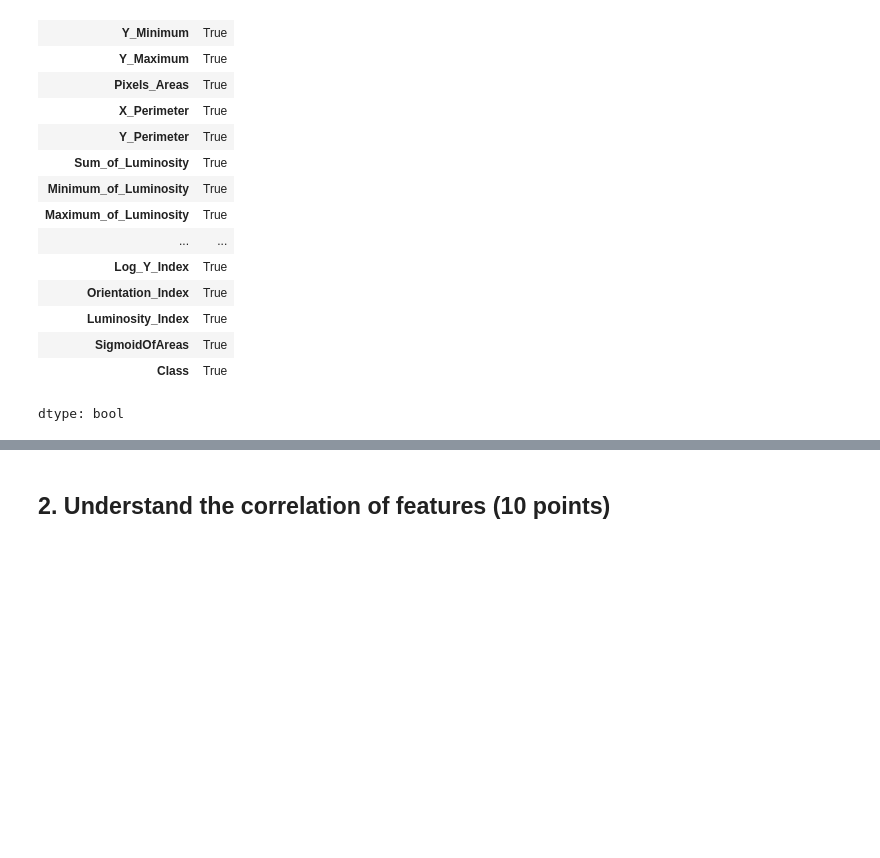
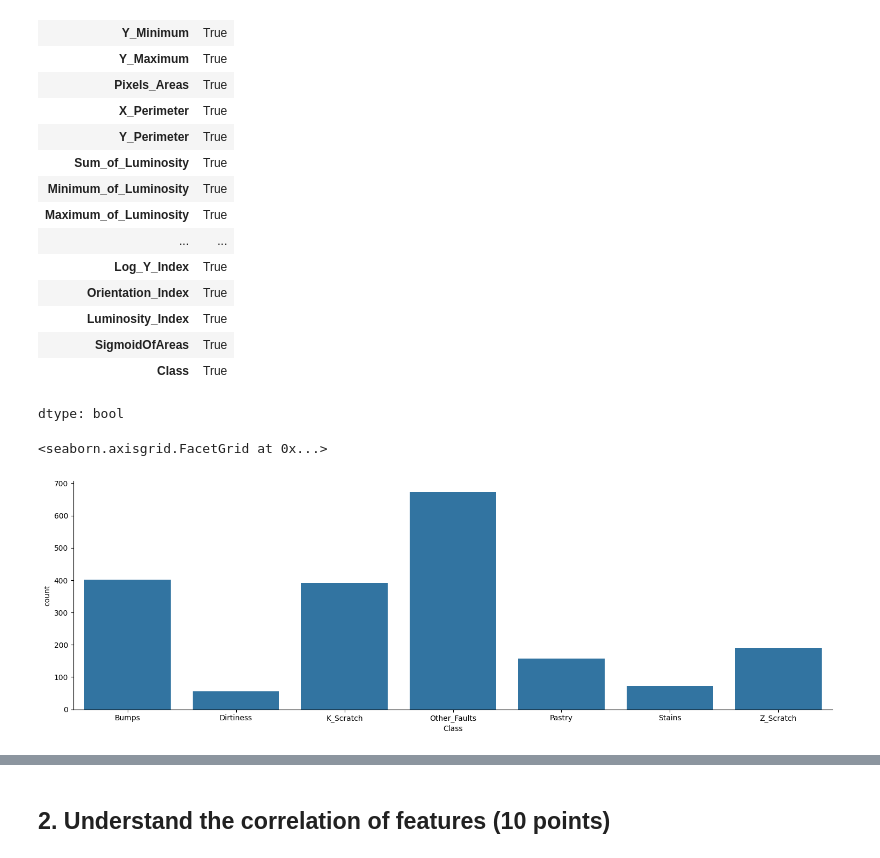
Before and after one commit to SyngyeonTak/Best-README-Template, a Jupyter notebook: DAEM_Midterm_practical_test.ipynb, the cells around one changed output, grey strips where cells are left out. Cells and saved outputs as stored; diff of their text form; code cells hidden in the pictures; blank space fills up the shorter version.

```diff
--- a/DAEM_Midterm_practical_test.ipynb
+++ b/DAEM_Midterm_practical_test.ipynb
@@ -107,3 +107,14 @@ nonnull_df
 | SigmoidOfAreas | True |
 | Class | True |
 dtype: bool
+# %%
+import seaborn as sns
+
+#ft_df =  data['Class']
+
+sns.catplot(data, x = 'Class', kind = 'count', aspect = 3.0)
+
+# given the count plot above, the other faluts are more frequent with bumps and K_Scratch following
+# %% [output]
+<seaborn.axisgrid.FacetGrid at 0x...>
+[figure, added]
```
Also changed, not shown: parts of 2 cells of this notebook.
